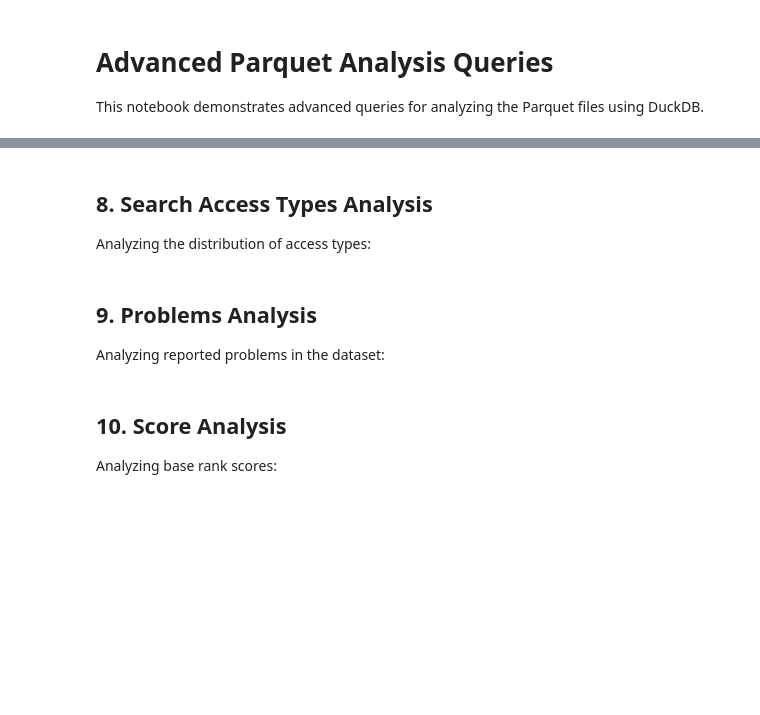
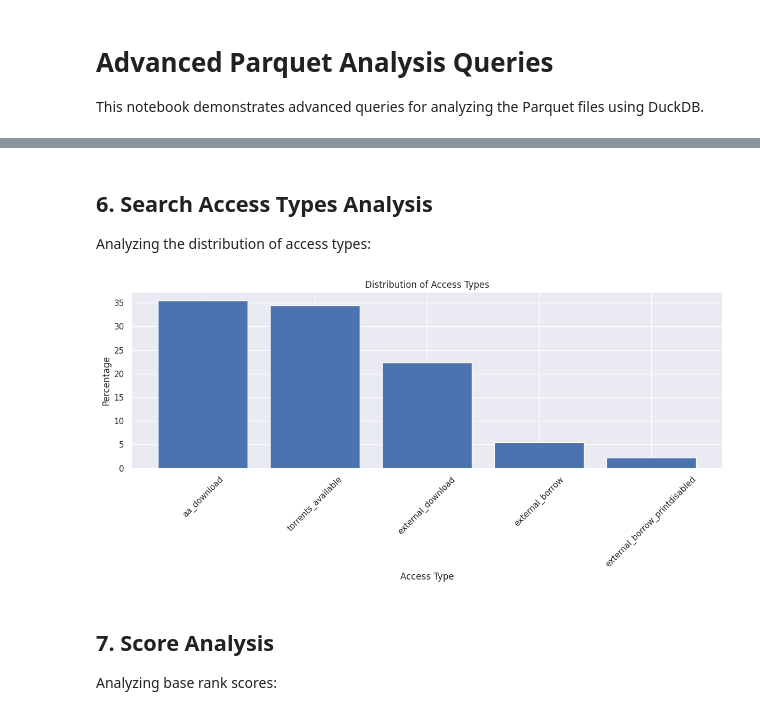
Before and after one commit to RArtutos/Data-science-starter-kit, a Jupyter notebook: notebooks/Queries_Test.ipynb, the cells around one changed output, grey strips where cells are left out. Saved outputs shown, nothing was run; the diff lists cells and outputs as text; code cells hidden in the pictures; blank space fills up the shorter version.

```diff
--- a/notebooks/Queries_Test.ipynb
+++ b/notebooks/Queries_Test.ipynb
@@ -231,34 +204,32 @@ display(df_classifications)
 # %% [markdown]
-## 8. Search Access Types Analysis
+## 6. Search Access Types Analysis
 
 Analyzing the distribution of access types:
 # %%
 access_query = """
 WITH access_types AS (
- SELECT
- UNNEST(json_extract_array(json, '$._source.search_only_fields.search_access_types')) as access_type
- FROM read_parquet('/data/parquet/*.parquet')
+    SELECT
+        unnest(json_extract(json, '$._source.search_only_fields.search_access_types')::VARCHAR[]) AS access_type
+    FROM read_parquet('/data/parquet/*.parquet')
 )
 SELECT
- access_type,
- COUNT(*) as count,
- ROUND(COUNT(*) * 100.0 / SUM(COUNT(*)) OVER (), 2) as percentage
+    access_type,
+    COUNT(*) AS count,
+    ROUND(COUNT(*) * 100.0 / SUM(COUNT(*)) OVER (), 2) AS percentage
 FROM access_types
 GROUP BY access_type
 ORDER BY count DESC;
 """
 
 df_access = conn.execute(access_query).fetchdf()
 
 plt.figure(figsize=(12, 6))
 plt.bar(df_access['access_type'], df_access['percentage'])
 plt.title('Distribution of Access Types')
 plt.xlabel('Access Type')
 plt.ylabel('Percentage')
 plt.xticks(rotation=45)
 plt.tight_layout()
 plt.show()
+# %% [output]
+[figure, added]
-# %% [markdown]
-## 9. Problems Analysis
-
-Analyzing reported problems in the dataset:
@@ -283,5 +236,5 @@ display(df_problems)
 # %% [markdown]
-## 10. Score Analysis
+## 7. Score Analysis
 
 Analyzing base rank scores:
 # %%
```
Also changed, not shown: parts of 54 cells of this notebook.
